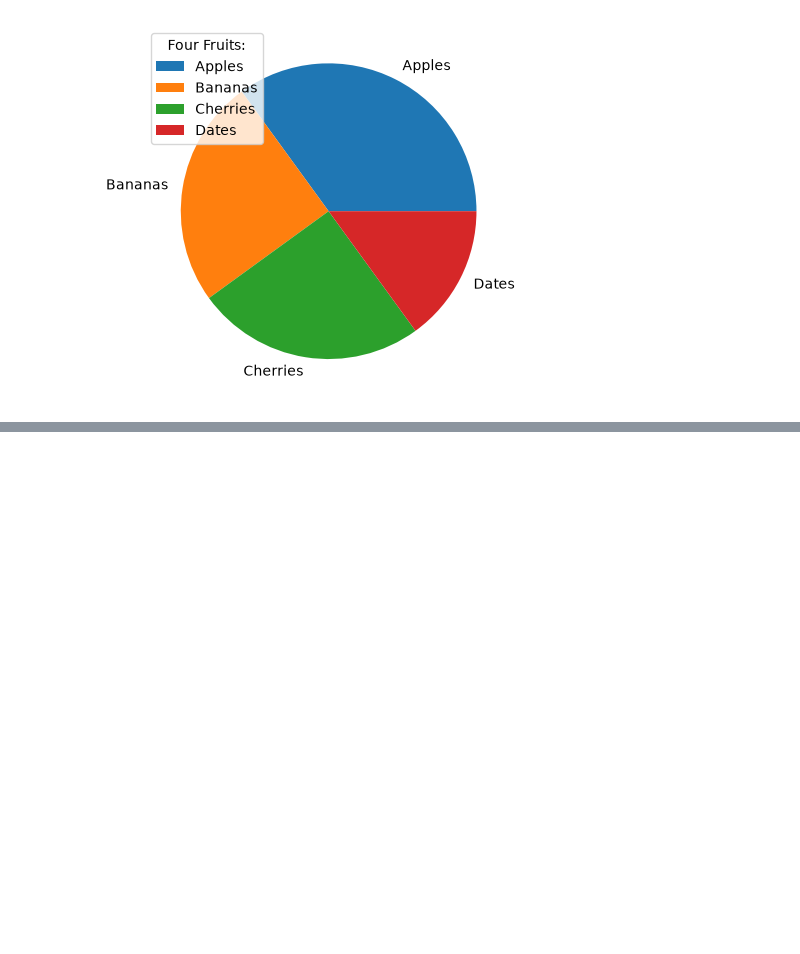
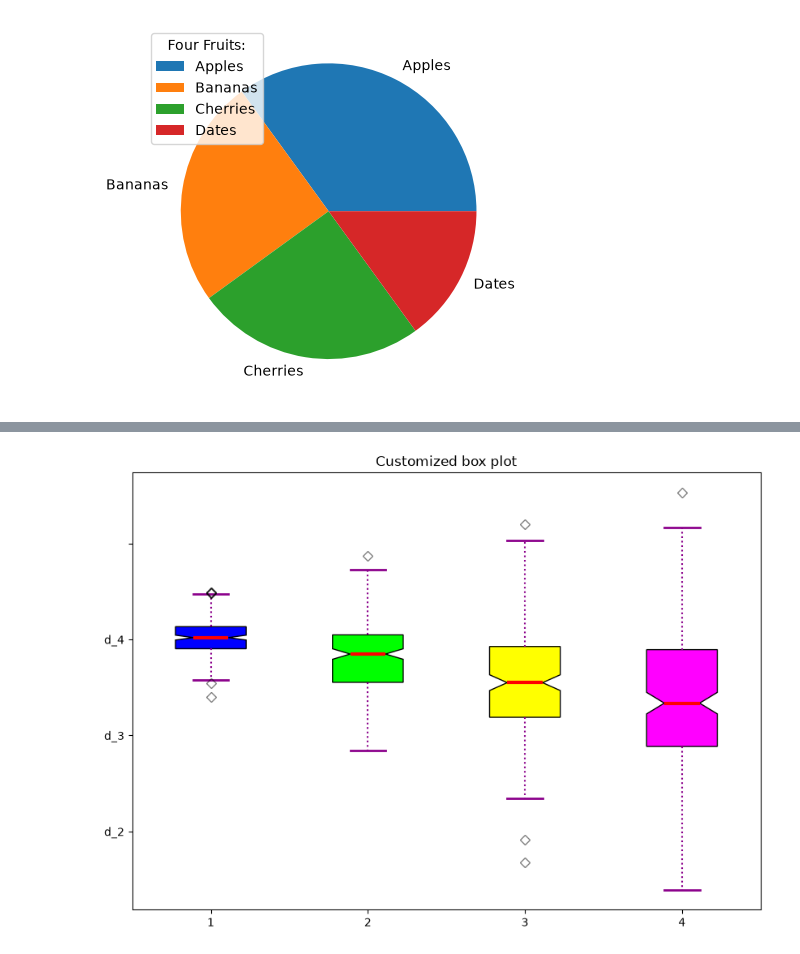
Before and after one commit to ganesh-rajput-07/AI-Learning, a Jupyter notebook: AI-Lab/Lernings/Matplotlib.day03.ipynb, the cells around one changed output, grey strips where cells are left out. Saved outputs shown, nothing was run; the diff lists cells and outputs as text; code cells hidden in the pictures; blank space fills up the shorter version.

```diff
--- a/AI-Lab/Lernings/Matplotlib.day03.ipynb
+++ b/AI-Lab/Lernings/Matplotlib.day03.ipynb
@@ -961,0 +1007,53 @@ plt.show()
+# %%
+import matplotlib.pyplot as plt
+import numpy as np
+
+np.random.seed(10)
+d_1 = np.random.normal(100, 10, 200)
+d_2 = np.random.normal(90, 20, 200)
+d_3 = np.random.normal(80, 30, 200)
+d_4 = np.random.normal(70, 40, 200)
+d = [d_1, d_2, d_3, d_4]
+
+fig = plt.figure(figsize =(10, 7))
+ax = fig.add_subplot(111)
+
+bp = ax.boxplot(d, patch_artist = True,
+                notch ='True', vert = 0)
+
+colors = ['#0000FF', '#00FF00',
+          '#FFFF00', '#FF00FF']
+
+for patch, color in zip(bp['boxes'], colors):
+    patch.set_facecolor(color)
+
+for whisker in bp['whiskers']:
+    whisker.set(color ='#8B008B',
+                linewidth = 1.5,
+                linestyle =":")
+
+# changing color and linewidth of
+for cap in bp['caps']:
+    cap.set(color ='#8B008B',
+            linewidth = 2)
+
+for median in bp['medians']:
+    median.set(color ='red',
+               linewidth = 3)
+
+# changing style of fliers
+for flier in bp['fliers']:
+    flier.set(marker ='D',
+              color ='#e7298a',
+              alpha = 0.5)
+
+ax.set_yticklabels(['d_1', 'd_2', 'd_3', 'd_4'])
+
+plt.title("Customized box plot")
+
+ax.get_xaxis().tick_bottom()
+ax.get_yaxis().tick_left()
+
+plt.show()
+# %% [output]
+[figure, added]
```
Also changed, not shown: parts of 4 cells of this notebook, 2 other files.
